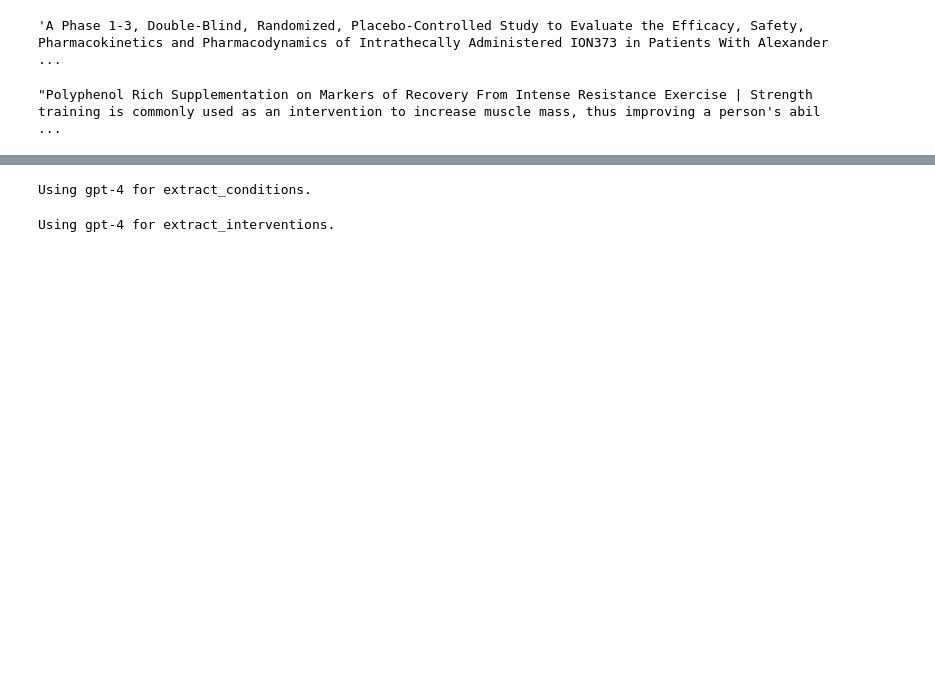
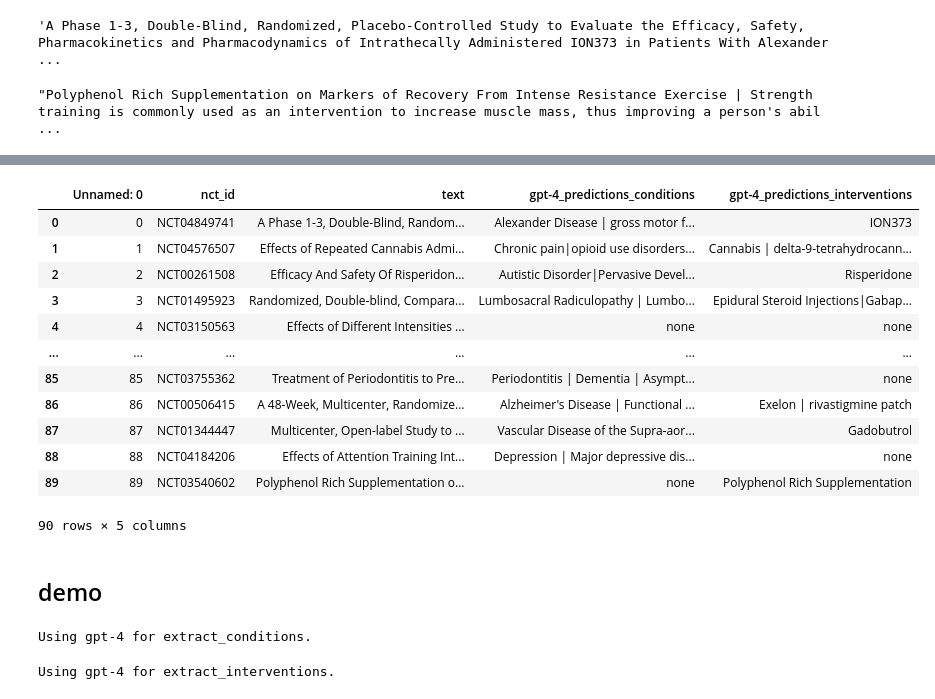
Before and after one commit to Ineichen-Group/NeuroTrialNER, a Jupyter notebook: models/gpt/Annotate with GPT.ipynb, the cells around one changed output, grey strips where cells are left out. Saved outputs shown, nothing was run; the diff lists cells and outputs as text; code cells hidden in the pictures; blank space fills up the shorter version.

```diff
--- a/models/gpt/Annotate with GPT.ipynb
+++ b/models/gpt/Annotate with GPT.ipynb
@@ -124,0 +249,21 @@ def apply_gpt_with_progress(data_series, task, gpt_model="gpt-3.5-turbo"):
+# %%
+# Removing quotation marks that surround text values
+gpt_4['gpt-4_predictions_conditions'] = gpt_4['gpt-4_predictions_conditions'].str.replace('^"|"$', '', regex=True)
+gpt_4['gpt-4_predictions_conditions'] = gpt_4['gpt-4_predictions_conditions'].str.replace('^["\']|["\']$', '', regex=True)
+
+# Display the modified DataFrame
+gpt_4
+# %% [output]
+|  | Unnamed: 0 | nct_id | text | gpt-4_predictions_conditions | gpt-4_predictions_interventions |
+| 0 | 0 | NCT04849741 | A Phase 1-3, Double-Blind, Random... | Alexander Disease | gross motor f... | ION373 |
+| 1 | 1 | NCT04576507 | Effects of Repeated Cannabis Admi... | Chronic pain|opioid use disorders... | Cannabis | delta-9-tetrahydrocann... |
+| 2 | 2 | NCT00261508 | Efficacy And Safety Of Risperidon... | Autistic Disorder|Pervasive Devel... | Risperidone |
+| 3 | 3 | NCT01495923 | Randomized, Double-blind, Compara... | Lumbosacral Radiculopathy | Lumbo... | Epidural Steroid Injections|Gabap... |
+| 4 | 4 | NCT03150563 | Effects of Different Intensities ... | none | none |
+| ... | ... | ... | ... | ... | ... |
+| 85 | 85 | NCT03755362 | Treatment of Periodontitis to Pre... | Periodontitis | Dementia | Asympt... | none |
+| 86 | 86 | NCT00506415 | A 48-Week, Multicenter, Randomize... | Alzheimer's Disease | Functional ... | Exelon | rivastigmine patch |
+| 87 | 87 | NCT01344447 | Multicenter, Open-label Study to ... | Vascular Disease of the Supra-aor... | Gadobutrol |
+| 88 | 88 | NCT04184206 | Effects of Attention Training Int... | Depression | Major depressive dis... | none |
+| 89 | 89 | NCT03540602 | Polyphenol Rich Supplementation o... | none | Polyphenol Rich Supplementation |
+90 rows × 5 columns
@@ -124,0 +272,2 @@ def apply_gpt_with_progress(data_series, task, gpt_model="gpt-3.5-turbo"):
+# %% [markdown]
+## demo
```
Also changed, not shown: parts of 37 cells of this notebook, 23 other files.
